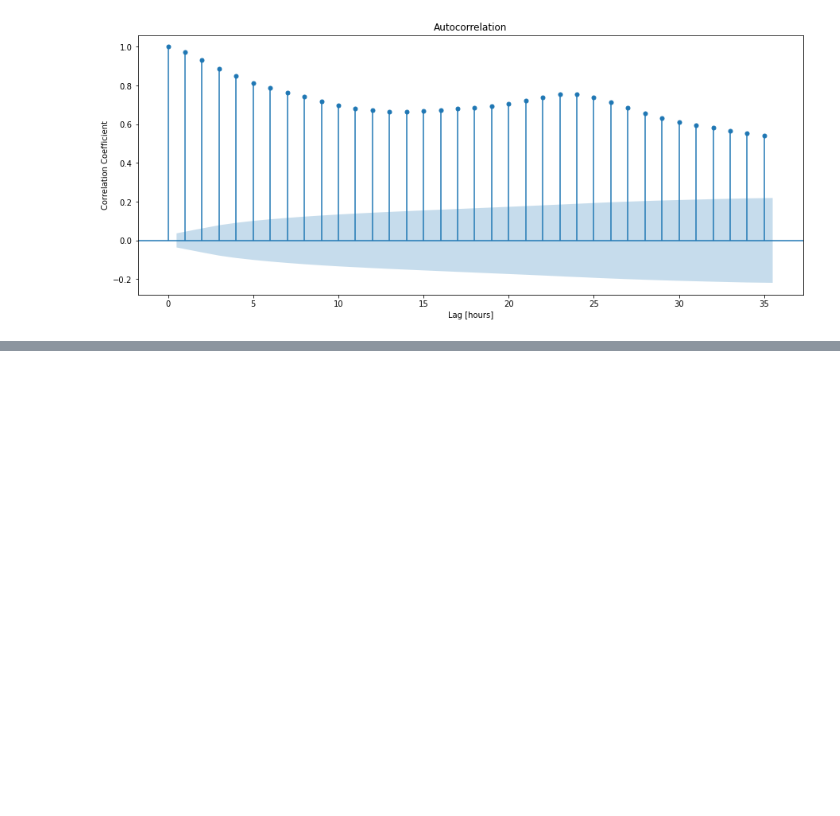
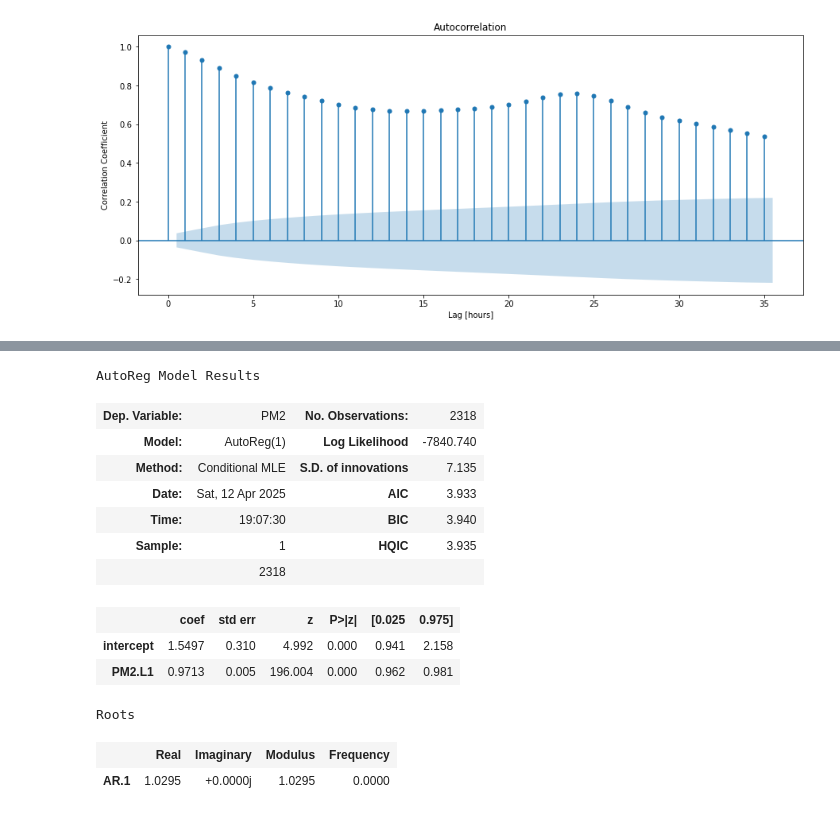
Before and after one commit to Sodiqlef/india-air-quality, a Jupyter notebook: ARmodel.ipynb, the cells around one changed output, grey strips where cells are left out. Cells and saved outputs as stored; diff of their text form; code cells hidden in the pictures; blank space fills up the shorter version.

```diff
--- a/ARmodel.ipynb
+++ b/ARmodel.ipynb
@@ -73,4 +73,5 @@ df.head()
 | 2020-01-01 08:30:00+05:30 | 127.49 |
 | 2020-01-01 09:30:00+05:30 | 131.77 |
 # %%
-y = df["PM2"]
+y = df["PM2"].resample("1H").mean().fillna(method="ffill")
+y.head()
@@ -131,0 +166,17 @@ y_test[0]
+# %%
+model.summary()
+# %% [output]
+AutoReg Model Results
+| Dep. Variable: | PM2 | No. Observations: | 2318 |
+| Model: | AutoReg(1) | Log Likelihood | -7840.740 |
+| Method: | Conditional MLE | S.D. of innovations | 7.135 |
+| Date: | Sat, 12 Apr 2025 | AIC | 3.933 |
+| Time: | 19:07:30 | BIC | 3.940 |
+| Sample: | 1 | HQIC | 3.935 |
+|  | 2318 |  |  |
+|  | coef | std err | z | P>|z| | [0.025 | 0.975] |
+| intercept | 1.5497 | 0.310 | 4.992 | 0.000 | 0.941 | 2.158 |
+| PM2.L1 | 0.9713 | 0.005 | 196.004 | 0.000 | 0.962 | 0.981 |
+Roots
+|  | Real | Imaginary | Modulus | Frequency |
+| AR.1 | 1.0295 | +0.0000j | 1.0295 | 0.0000 |
```
Also changed, not shown: parts of 8 cells of this notebook.
